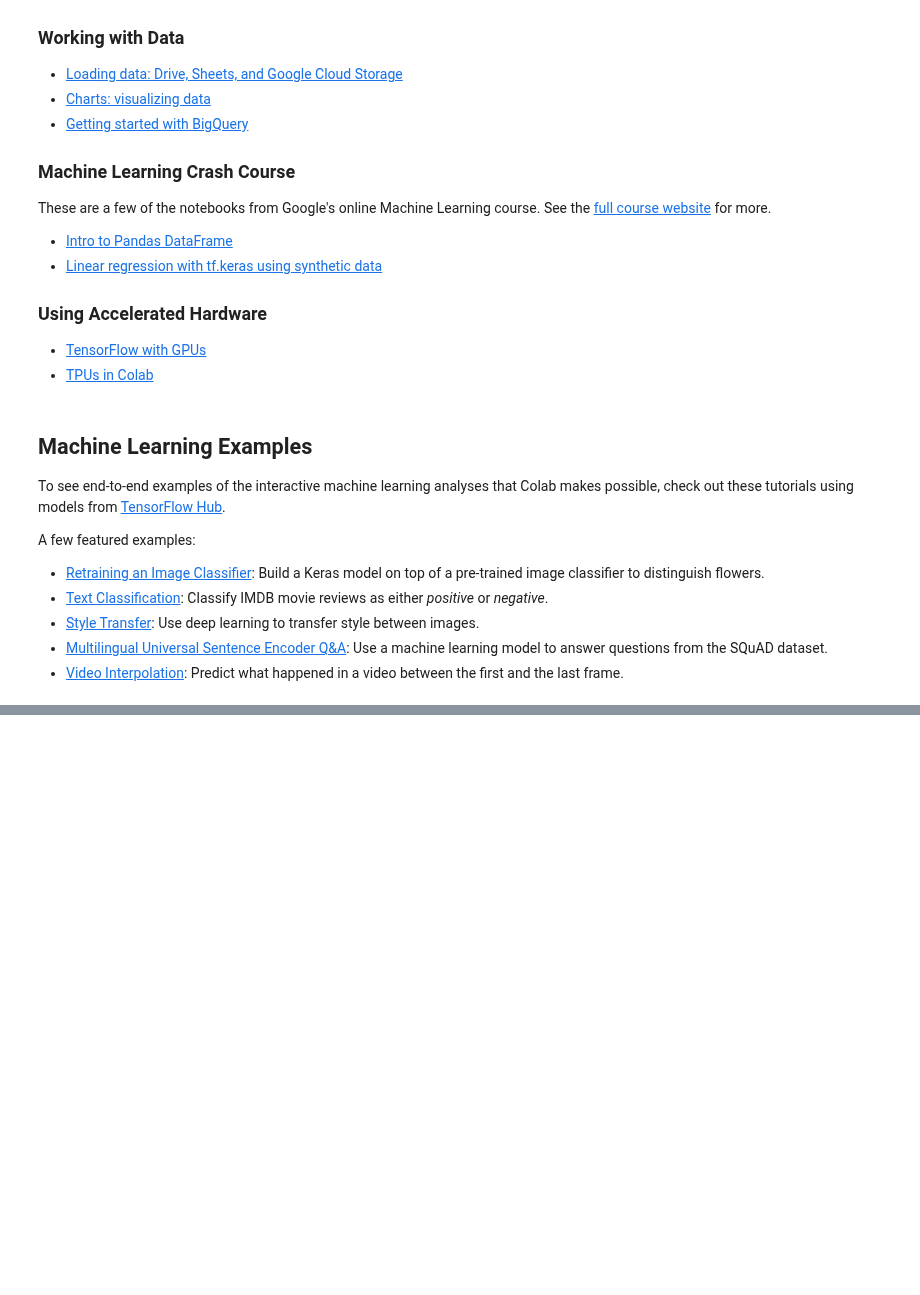
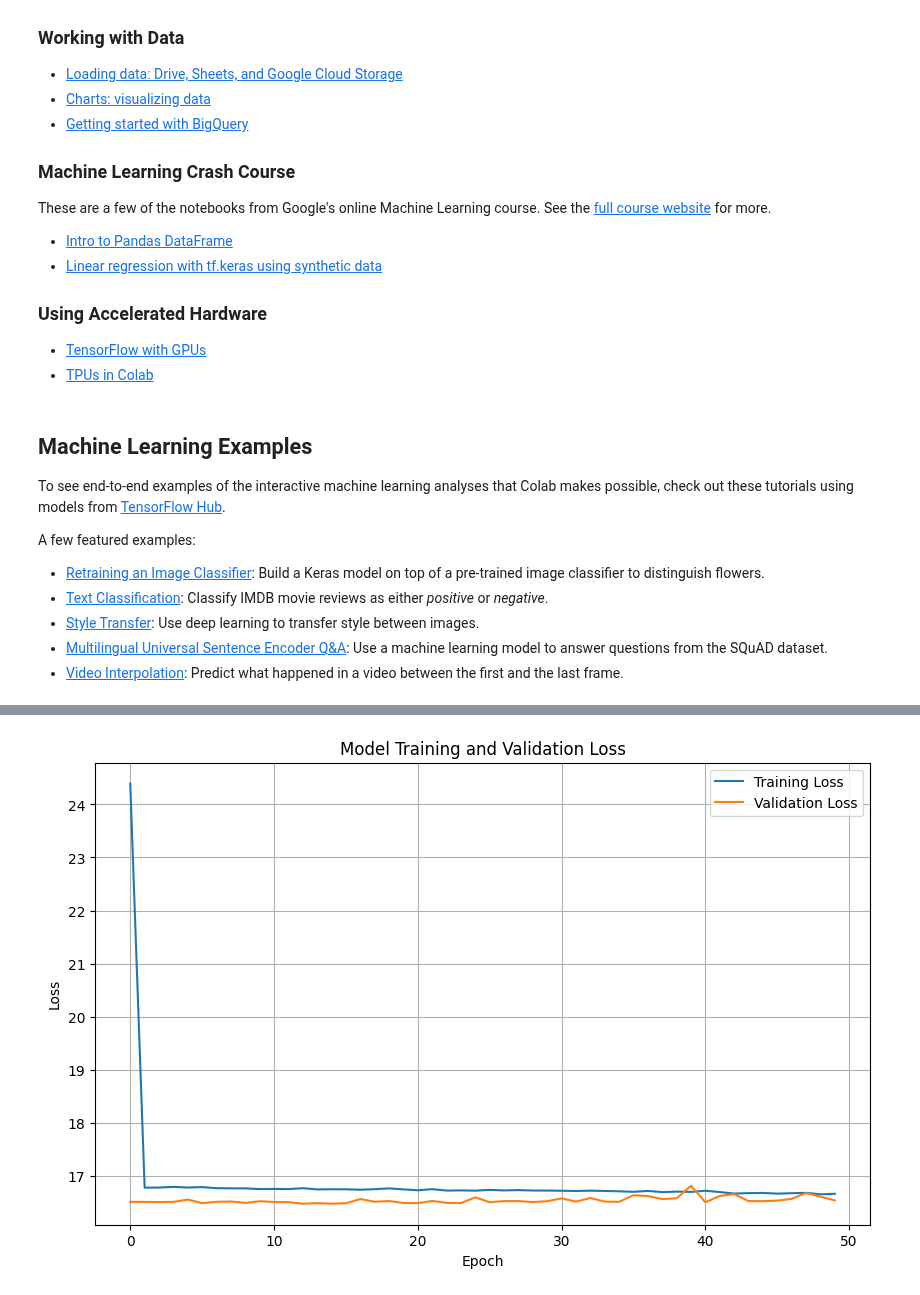
Before and after one commit to kumuds4/BCH, a Jupyter notebook: Making_the_Most_of_your_Colab_Subscription.ipynb, the cells around one changed output, grey strips where cells are left out. Cells and saved outputs as stored; diff of their text form; code cells hidden in the pictures; blank space fills up the shorter version.

```diff
--- a/Making_the_Most_of_your_Colab_Subscription.ipynb
+++ b/Making_the_Most_of_your_Colab_Subscription.ipynb
@@ -724,0 +379,90 @@ Epoch 3/10 - Train Loss: 0.6932 | Val Loss: 0.6930
+# %%
+import numpy as np
+import tensorflow as tf
+from tensorflow.keras.models import Sequential
+from tensorflow.keras.layers import Bidirectional, LSTM, Dense
+import matplotlib.pyplot as plt
+
+# 1. Data Generation (Example - replace with actual channel models)
+def generate_data(num_samples):
+    # Simulate various channel conditions and RIS configurations
+    angle = np.random.rand(num_samples) * 2 * np.pi
+    phase_shift = np.random.rand(num_samples) * 2 * np.pi
+    snr = np.random.uniform(0, 30, num_samples) # in dB
+    std_dev = np.random.uniform(0.1, 1, num_samples)
+    spectral_efficiency = np.random.uniform(1, 10, num_samples)
+    threshold_capacity = np.random.uniform(0.5, 5, num_samples)
+    num_ris_elements = np.random.randint(16, 256, num_samples)
+
+    # Placeholder for actual outage probability and achievable rate calculation
+    # These would typically come from analytical models or simulations
+    outage_probability = np.random.rand(num_samples)
+    achievable_rate = np.random.uniform(0, 20, num_samples)
+
+    inputs = np.column_stack([angle, phase_shift, snr, std_dev,
+                              spectral_efficiency, threshold_capacity, num_ris_elements])
+    outputs = np.column_stack([outage_probability, achievable_rate])
+    return inputs, outputs
+
+# 2. Model Definition
+def create_model(input_shape):
+    model = Sequential([
+        Bidirectional(LSTM(64, return_sequences=True), input_shape=input_shape),
+        Bidirectional(LSTM(32)),
+        Dense(2, activation='linear') # Output for outage probability and achievable rate
+    ])
+    model.compile(optimizer='adam', loss='mse')
+    return model
+
+# 3. Training and Evaluation
+if __name__ == "__main__":
+    num_samples = 10000
+    inputs, outputs = generate_data(num_samples)
+
+    # Reshape for LSTM input (samples, timesteps, features)
+    inputs = np.expand_dims(inputs, axis=1)
+
+    # Split data
+    train_size = int(0.8 * num_samples)
+    x_train, x_test = inputs[:train_size], inputs[train_size:]
+    y_train, y_test = outputs[:train_size], outputs[train_size:]
+
+    model = Sequential([
+        Bidirectional(LSTM(64, return_sequences=True), (x_train.shape[1], x_train.shape[2])),
+        Bidirectional(LSTM(32)),
+        Dense(2, activation='linear') # Output for outage probability and achievable rate
+    ])
+    model.compile(optimizer='adam', loss='mse')
+
+    history = model.fit(x_train, y_train, epochs=50, batch_size=32, validation_split=0.2)
+
+    # 4. Plotting Training/Validation Loss
+    plt.figure(figsize=(10, 6))
+    plt.plot(history.history['loss'], label='Training Loss')
+    plt.plot(history.history['val_loss'], label='Validation Loss')
+    plt.xlabel('Epoch')
+    plt.ylabel('Loss')
+    plt.title('Model Training and Validation Loss')
+    plt.legend()
+    plt.grid(True)
+    plt.show()
+
+    # 5. Predict and Plot Outage Probability vs. SNR/SINR
+    # This requires generating a specific test set varying only SNR/SINR
+    # For demonstration, we'll use a subset of x_test
+    predictions = model.predict(x_test)
+    predicted_outage_probability = predictions[:, 0]
+    true_outage_probability = y_test[:, 0]
+
+    plt.figure(figsize=(10, 6))
+    plt.scatter(x_test[:, 0, 2], true_outage_probability, label='True Outage Probability (SNR)', alpha=0.6)
+    plt.scatter(x_test[:, 0, 2], predicted_outage_probability, label='Predicted Outage Probability (SNR)', alpha=0.6)
+    plt.xlabel('SNR (dB)')
+    plt.ylabel('Outage Probability')
+    plt.title('Outage Probability vs. SNR')
+    plt.legend()
+    plt.grid(True)
+    plt.show()
+
+    # Similar plot can be generated for SINR if SINR is an input or derived.
+# %% [output]
@@ -724,0 +487 @@ Epoch 3/10 - Train Loss: 0.6932 | Val Loss: 0.6930
+[figure, added]
```
Also changed, not shown: parts of 8 cells of this notebook.
